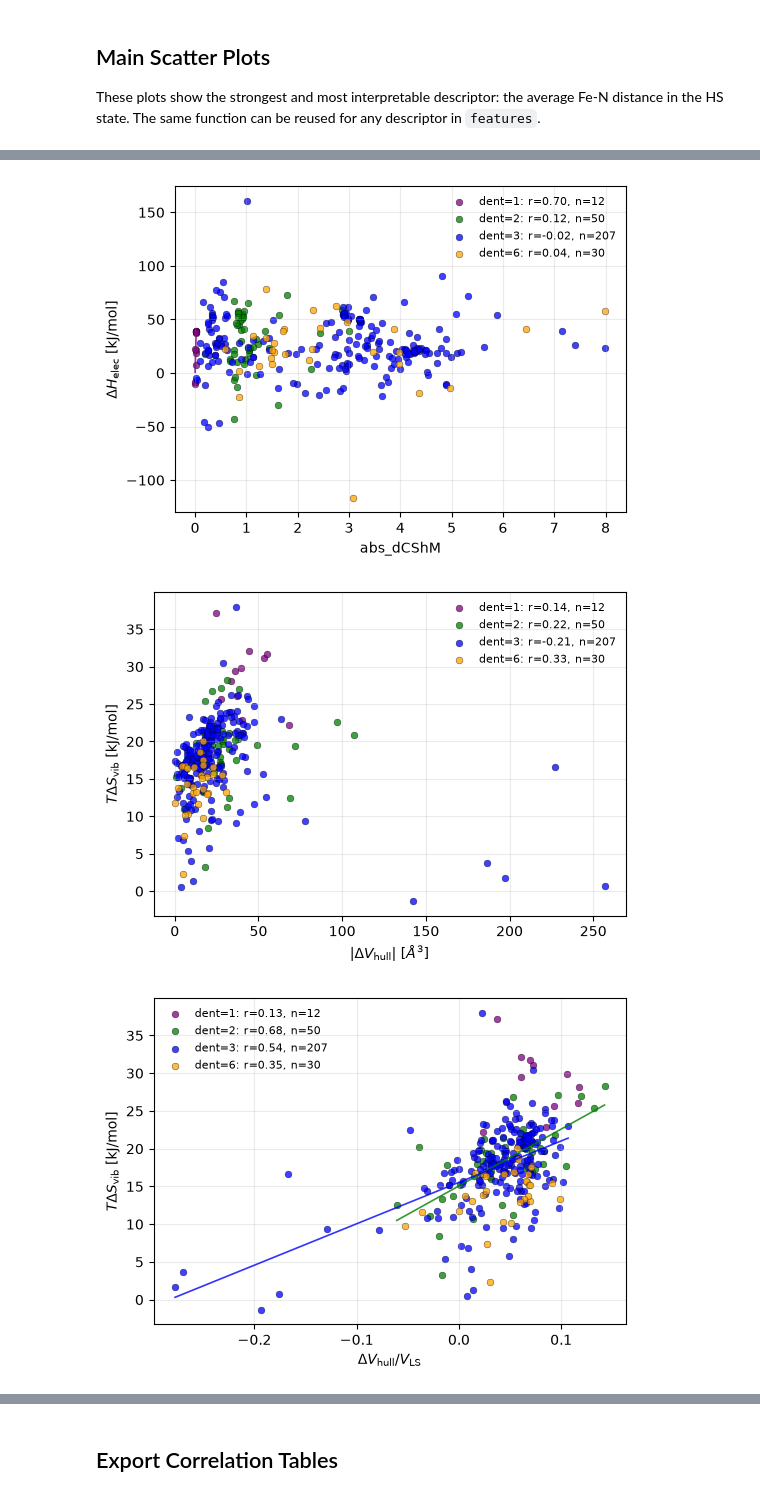
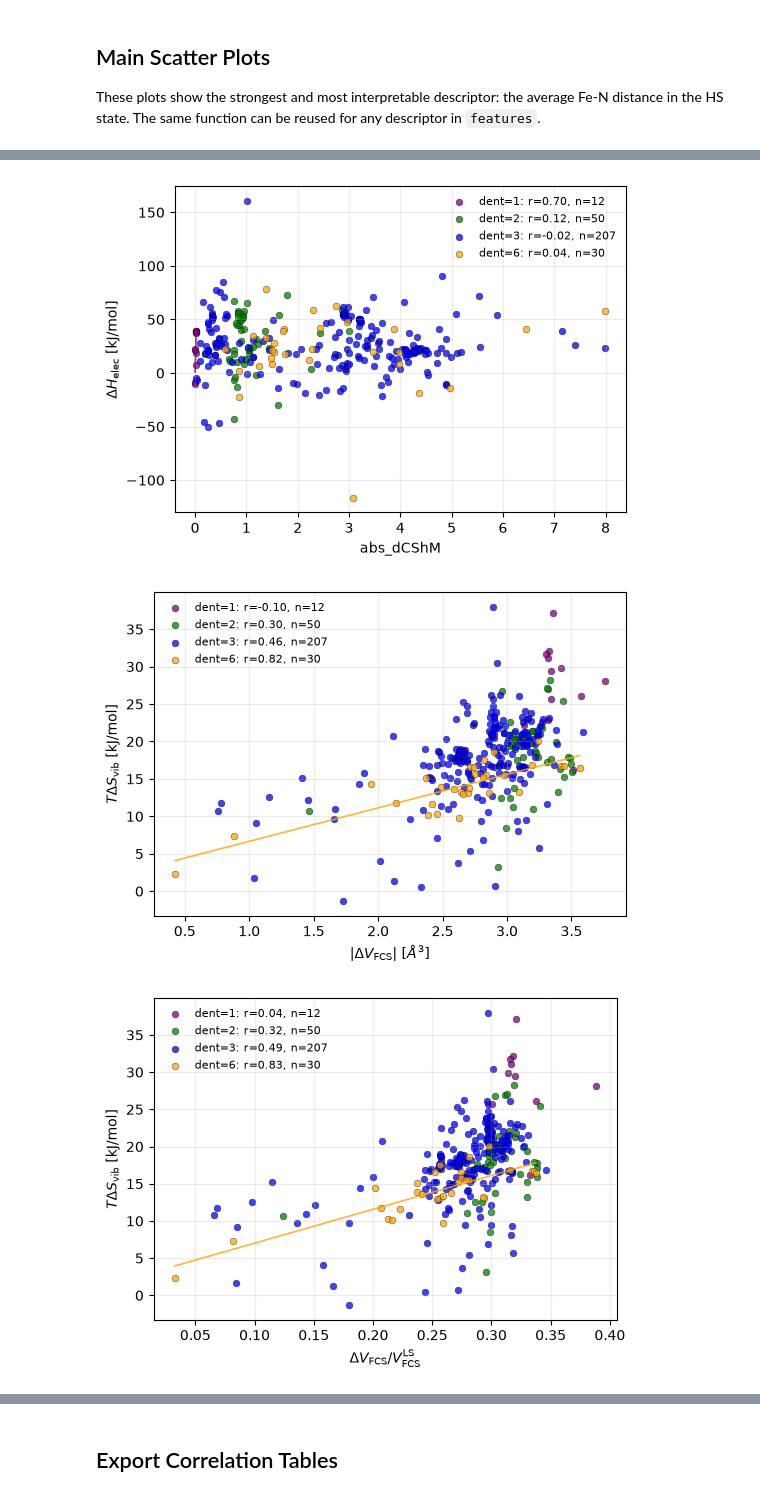
Before and after one commit to QTC-IQAC/SCO-Atlas, a Jupyter notebook: Analysis/Notebooks/5-Structural_Correlations.ipynb, the cells around one changed output, grey strips where cells are left out. Cells and saved outputs as stored; diff of their text form; code cells hidden in the pictures.

```diff
--- a/Analysis/Notebooks/5-Structural_Correlations.ipynb
+++ b/Analysis/Notebooks/5-Structural_Correlations.ipynb
@@ -15,13 +19,12 @@ from atlas_functions import *
 # %%
-data_path     = "/Users/sergivela/Documents/SCOPE/Database_SCO/Data/"                    # Update with your path
-analysis_path = "/Users/sergivela/Documents/SCOPE/Database_SCO/Analysis/"                # Update with your path
-env_path      = "/Users/sergivela/Documents/SCOPE/Database_SCO/Data/scope_env_atlas.npy" # Update with your path
+data_path     = "/Users/sergivela/Documents/SCOPE/ATLAS/Data/"                    # Update with your path
+analysis_path = "/Users/sergivela/Documents/SCOPE/Sub-Projects/1-ATLAS/Analysis"  # Update with your path
+env_path      = "/Users/sergivela/Documents/SCOPE/ATLAS/Data/scope_env_atlas.npy" # Update with your path
+save_figures  = True
 
-save_figures  = True
-if save_figures:
-    figures_path = "/Users/sergivela/Documents/SCOPE/Database_SCO/Manuscript/figures/"       # Update with your path
-else:
-    figures_path = None
+# Figures Path
+if save_figures: figures_path = "/Users/sergivela/Documents/SCOPE/Sub-Projects/1-ATLAS/Manuscript/figures/"       # Update with your path
+else:            figures_path = None
 
 # Normalizes the configured strings and defines the analysis output folder.
 data_path     = os.path.abspath(os.path.expanduser(data_path)) + os.sep
@@ -86,8 +95,6 @@ for thermo in thermo_rows:
         'LS_Epsylon': first_float(struct['LS_Sigma']),
         'HS_CShM': first_float(struct['HS_CShM']),
         'LS_CShM': first_float(struct['LS_CShM']),
-        'HS_CH': first_float(struct['HS_CH_volume']),
-        'LS_CH': first_float(struct['LS_CH_volume']),
         'HS_FCS_CH': first_float(struct['HS_FCS_CH_volume']),
         'LS_FCS_CH': first_float(struct['LS_FCS_CH_volume']),
     }
@@ -97,9 +104,6 @@ for thermo in thermo_rows:
     row['abs_dEpsylon'] = safe_abs(row['dEpsylon'])
     row['dCShM']        = safe_diff(row['HS_CShM'], row['LS_CShM'])
     row['abs_dCShM']    = safe_abs(row['dCShM'])
-    row['dCH']          = safe_diff(row['HS_CH'], row['LS_CH'])
-    row['abs_dCH']      = safe_abs(row['dCH'])
-    row['rel_dCH']      = safe_ratio(row['dCH'], row['LS_CH'])
     row['dFCS_CH']       = safe_diff(row['HS_FCS_CH'], row['LS_FCS_CH'])
     row['abs_dFCS_CH']   = safe_abs(row['dFCS_CH'])
     row['rel_dFCS_CH']   = safe_ratio(row['dFCS_CH'], row['LS_FCS_CH'])
@@ -162,16 +166,10 @@ features = [
     'HS_FeN', 'LS_FeN', 'dFeN', 'abs_dFeN',
     'HS_Epsylon', 'LS_Epsylon', 'dEpsylon', 'abs_dEpsylon',
     'HS_CShM', 'LS_CShM', 'dCShM', 'abs_dCShM',
-    'HS_CH', 'LS_CH', 'dCH', 'abs_dCH', 'rel_dCH',
     'HS_FCS_CH', 'LS_FCS_CH', 'dFCS_CH', 'abs_dFCS_CH', 'rel_dFCS_CH',
 ]
 
 feature_labels = {
-    'HS_CH': r'HS convex-hull volume [$\AA^3$]',
-    'LS_CH': r'LS convex-hull volume [$\AA^3$]',
-    'dCH': r'$\Delta V_{\mathrm{hull}}$ [$\AA^3$]',
-    'abs_dCH': r'$|\Delta V_{\mathrm{hull}}|$ [$\AA^3$]',
-    'rel_dCH': r'$\Delta V_{\mathrm{hull}} / V_{\mathrm{LS}}$',
     'HS_FCS_CH': r'HS first-sphere hull volume [$\AA^3$]',
     'LS_FCS_CH': r'LS first-sphere hull volume [$\AA^3$]',
     'dFCS_CH': r'$\Delta V_{\mathrm{FCS}}$ [$\AA^3$]',
@@ -262,7 +260,6 @@ difference_features = [
     'dFeN', 'abs_dFeN',
     'dEpsylon', 'abs_dEpsylon',
     'dCShM', 'abs_dCShM',
-    'dCH', 'abs_dCH', 'rel_dCH',
     'dFCS_CH', 'abs_dFCS_CH', 'rel_dFCS_CH',
 ]
 
@@ -331,8 +328,8 @@ plt.show()
 # %%
-for feature, target in [('abs_dCShM', 'dHelec'), ('abs_dCH', 'TdSvib'), ('rel_dCH', 'TdSvib'), ('rel_dFCS_CH', 'TdSvib')]:
+for feature, target in [('abs_dCShM', 'dHelec'), ('abs_dFCS_CH', 'TdSvib'), ('rel_dFCS_CH', 'TdSvib')]:
     scatter_feature_by_denticity(rows, feature, target=target, feature_labels=feature_labels, target_labels=target_labels)
     plt.show()
 # %% [output]
-[figure, old version]
+[figure, new version]
-[figure, old version]
+[figure, new version]
-[figure, old version]
+[figure, new version]
```
Also changed, not shown: parts of 15 cells of this notebook, 18 other files.
